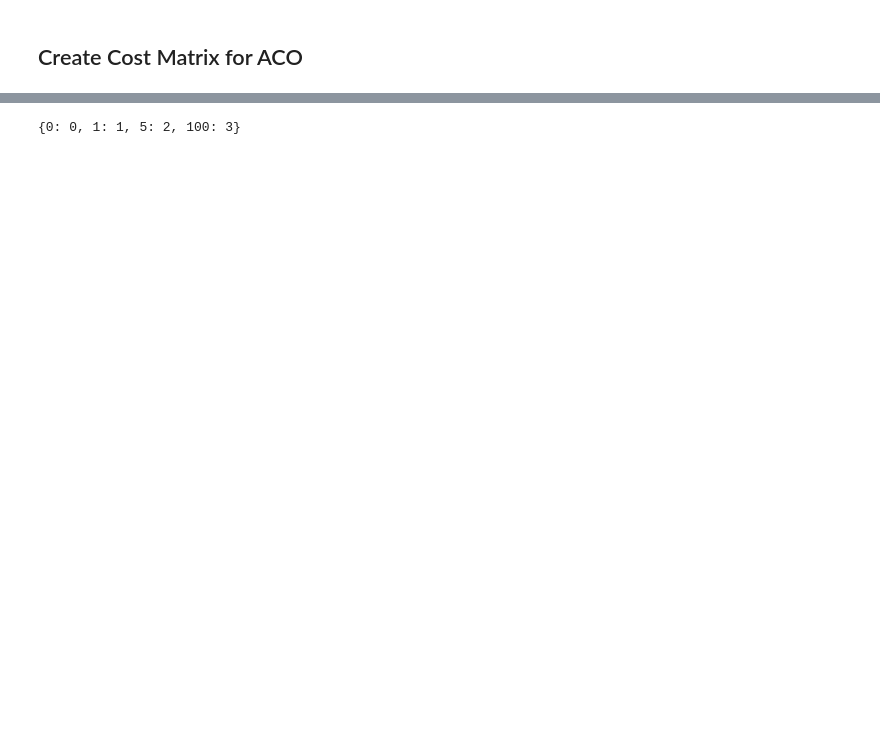
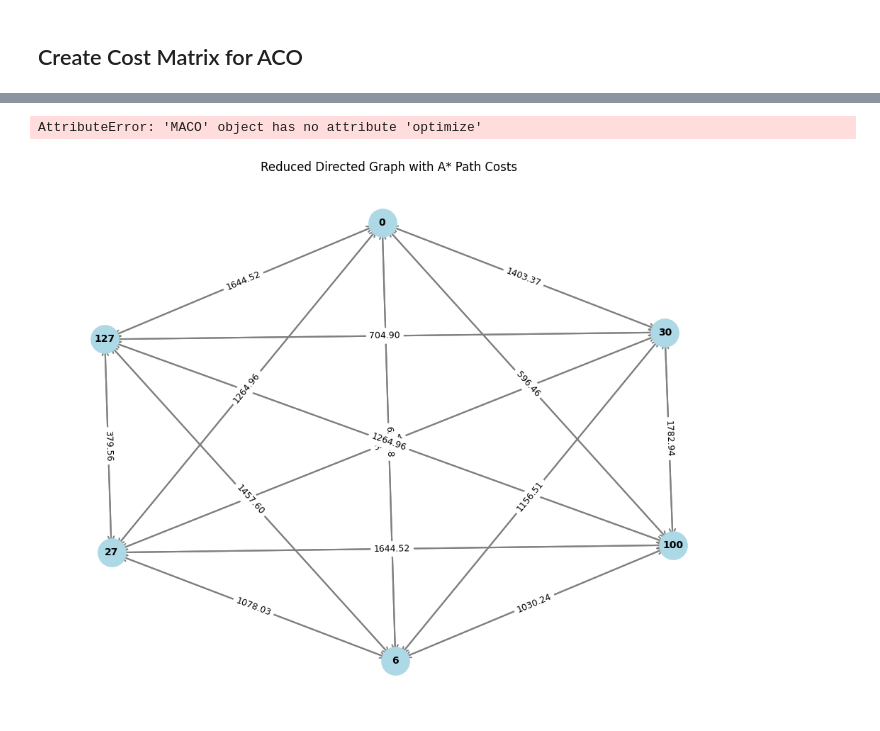
Before and after one commit to AnudaWewalage/cold-storage-uav-stocktaking-simulation, a Jupyter notebook: Test.ipynb, the cells around one changed output, grey strips where cells are left out. Drawn from its saved outputs; the diff is of its cells as text; code cells hidden in the pictures; blank space fills up the shorter version.

Commit message:
Fix bug in Network and analyze the results

```diff
--- a/Test.ipynb
+++ b/Test.ipynb
@@ -28,3 +31,3 @@ Nodes: 66, Edges: 444
 # %%
 mea_star = MEAStar(G_combined)
-path = mea_star.find_path(0, 1)
+path1 = mea_star.find_path(1, 20)
@@ -156,6 +193,56 @@ Cost from node 1 to node 100: inf
 # %%
 np.savetxt('Intermediate Outputs/data.csv', cost_matrix, delimiter=',')
-# %%
-node_to_index
-# %% [output]
-{0: 0, 1: 1, 5: 2, 100: 3}
+# %%
+# Create MACO instance
+maco = MACO(
+    graph=G_combined,
+    n_ants=10,
+    n_iterations=50,
+    alpha=1.0,
+    beta=2.0,
+    p=100.0
+)
+
+# Find optimal path
+best_path, best_cost = maco.optimize(start=1, goal=119)
+# %% [output]
+AttributeError: 'MACO' object has no attribute 'optimize'
+# %%
+import networkx as nx
+from typing import List
+
+def build_reduced_digraph(
+    astar: AStar,
+    node_list: List[int]
+) -> nx.DiGraph:
+
+    reduced_nodes = set(node_list)
+    reduced_nodes.update([0, 100])
+
+    G_full = astar.graph   # or whatever graph A* is using
+    G_reduced = nx.DiGraph()
+
+    # Copy nodes WITH attributes
+    for n in reduced_nodes:
+        if n in G_full.nodes:
+            G_reduced.add_node(n, **G_full.nodes[n])
+        else:
+            G_reduced.add_node(n)
+
+    # Directed: run A* for every ordered pair
+    for u in reduced_nodes:
+        for v in reduced_nodes:
+            if u == v:
+                continue
+
+            path, cost = astar.find_path(u, v)
+            if path is not None and cost is not None:
+                G_reduced.add_edge(u, v, cost=cost)
+
+    return G_reduced
+# %%
+a_star = AStar(G_combined)
+mea_star = MEAStar(G_combined)
+
+important_nodes = [127, 30, 27, 6]
+G_small = build_reduced_digraph(mea_star, important_nodes)
@@ -161,0 +298,4 @@ node_to_index
+# %%
+visualize_directed_graph(G_small)
+# %% [output]
+[figure, added]
```
Also changed, not shown: parts of 18 cells of this notebook, 7 other files.
